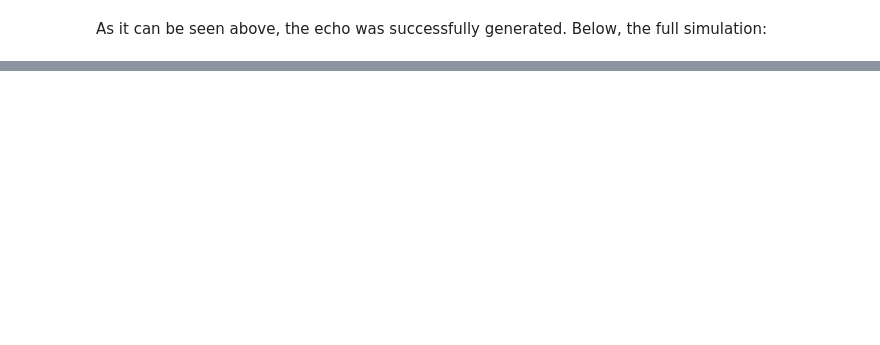
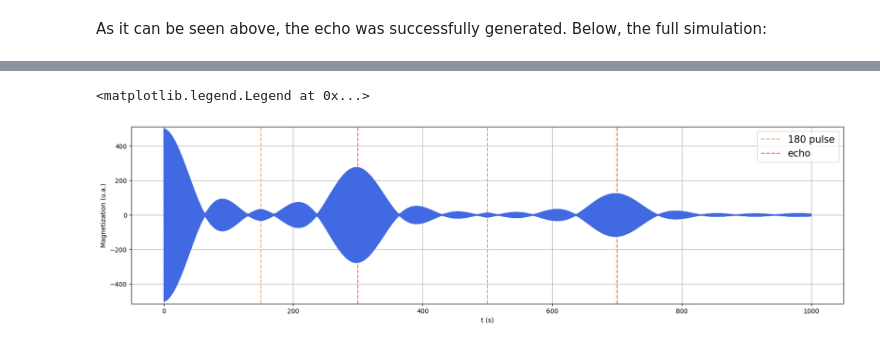
Before and after one commit to JoaoDell/MRI-study, a Jupyter notebook: examples/spin_echo_sim/spin_echo.ipynb, the cells around one changed output, grey strips where cells are left out. Drawn from its saved outputs; the diff is of its cells as text; code cells hidden in the pictures; blank space fills up the shorter version.

```diff
--- a/examples/spin_echo_sim/spin_echo.ipynb
+++ b/examples/spin_echo_sim/spin_echo.ipynb
@@ -139,0 +204,30 @@ plt.legend()
+# %%
+phis = np.zeros(n)
+
+t0 = 0.0
+tn = 1000.0
+
+echos = np.array([150.0, 500.0])
+
+S, t = population_transverse_decay(0.0, 1000.0, dt, T2s, 1.0, ws, phis, echos)
+# %%
+
+s0, sn = np.where(t == t0)[0][0], np.where(t == tn - dt)[0][0]
+
+echos_lines = np.zeros_like(echos)
+echos_lines[0] = 2*echos[0]
+for i in range(1, echos.shape[0]):
+    echos_lines[i] = (2*echos[i] - echos_lines[i-1])*int(i != 1) + 2*(echos[i] - echos[i-1])*int(i == 1)
+
+plt.figure(figsize=(20, 5))
+plt.vlines(echos, -n - 0.025*n, n + 0.025*n, colors="sandybrown", linestyles= "dashed", label="180 pulse")
+plt.vlines(echos_lines, -n - 0.025*n, n + 0.025*n, colors="tomato", linestyles= "dashed", label="echo")
+plt.plot(t[s0:sn], S[s0:sn], c = "royalblue")
+plt.ylim(-n - 0.025*n, n + 0.025*n)
+plt.xlabel("t (s)")
+plt.ylabel("Magnetization (u.a.)")
+plt.grid()
+plt.legend(fontsize = 15)
+# %% [output]
+<matplotlib.legend.Legend at 0x...>
+[figure, added]
```
Also changed, not shown: parts of 10 cells of this notebook.
